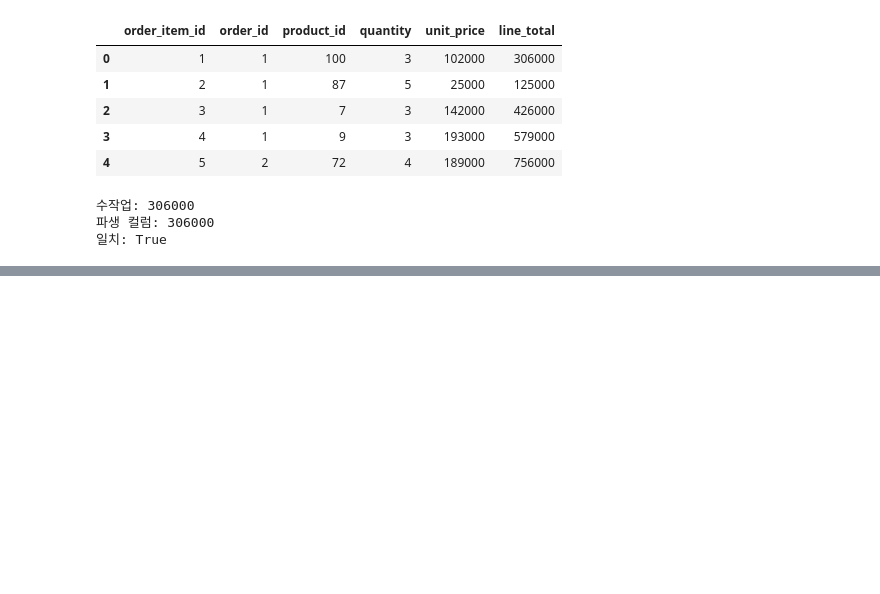
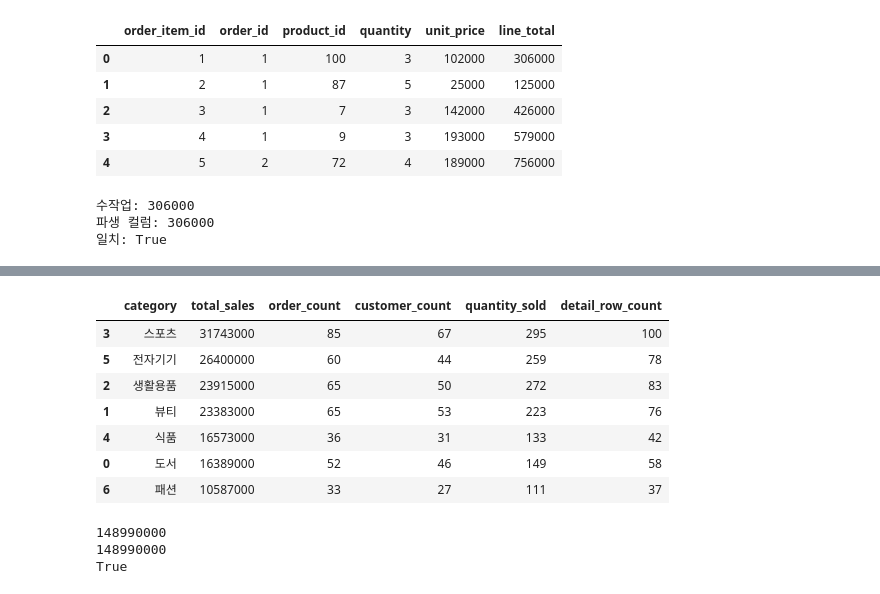
Before and after one commit to DONGHYUN-WOO2/ai-data-analysis2, a Jupyter notebook: notebooks/ch04_pandas_basic.ipynb, the cells around one changed output, grey strips where cells are left out. Cells and saved outputs as stored; diff of their text form; code cells hidden in the pictures; blank space fills up the shorter version.

```diff
--- a/notebooks/ch04_pandas_basic.ipynb
+++ b/notebooks/ch04_pandas_basic.ipynb
@@ -246,0 +411,38 @@ print("일치:", expected == actual)
+# %%
+#51. 카테고리별 매출 - 여기서 '별'은 그룹. 'by'의 의미로, 카테고리별로 매출을 집계한다는 의미입니다.
+
+category_sales = (
+    completed_items
+    .groupby("category", as_index=False)
+    .agg(
+        total_sales=("line_total", "sum"),
+        order_count=("order_id", "nunique"),
+        customer_count=("customer_id", "nunique"),
+        quantity_sold=("quantity", "sum"),
+        detail_row_count=("order_item_id", "count"),
+    )
+    .sort_values("total_sales", ascending=False)
+)
+# agg는 집계함수.
+display(category_sales)
+# %% [output]
+|  | category | total_sales | order_count | customer_count | quantity_sold | detail_row_count |
+| 3 | 스포츠 | 31743000 | 85 | 67 | 295 | 100 |
+| 5 | 전자기기 | 26400000 | 60 | 44 | 259 | 78 |
+| 2 | 생활용품 | 23915000 | 65 | 50 | 272 | 83 |
+| 1 | 뷰티 | 23383000 | 65 | 53 | 223 | 76 |
+| 4 | 식품 | 16573000 | 36 | 31 | 133 | 42 |
+| 0 | 도서 | 16389000 | 52 | 46 | 149 | 58 |
+| 6 | 패션 | 10587000 | 33 | 27 | 111 | 37 |
+# %%
+# 52. 카테고리 합계 검증
+
+category_total = category_sales["total_sales"].sum()
+completed_total = completed_items["line_total"].sum()
+print(category_total)
+print(completed_total)
+print(category_total == completed_total)
+# %% [output]
+148990000
+148990000
+True
```
Also changed, not shown: parts of 33 cells of this notebook, 5 other files.
